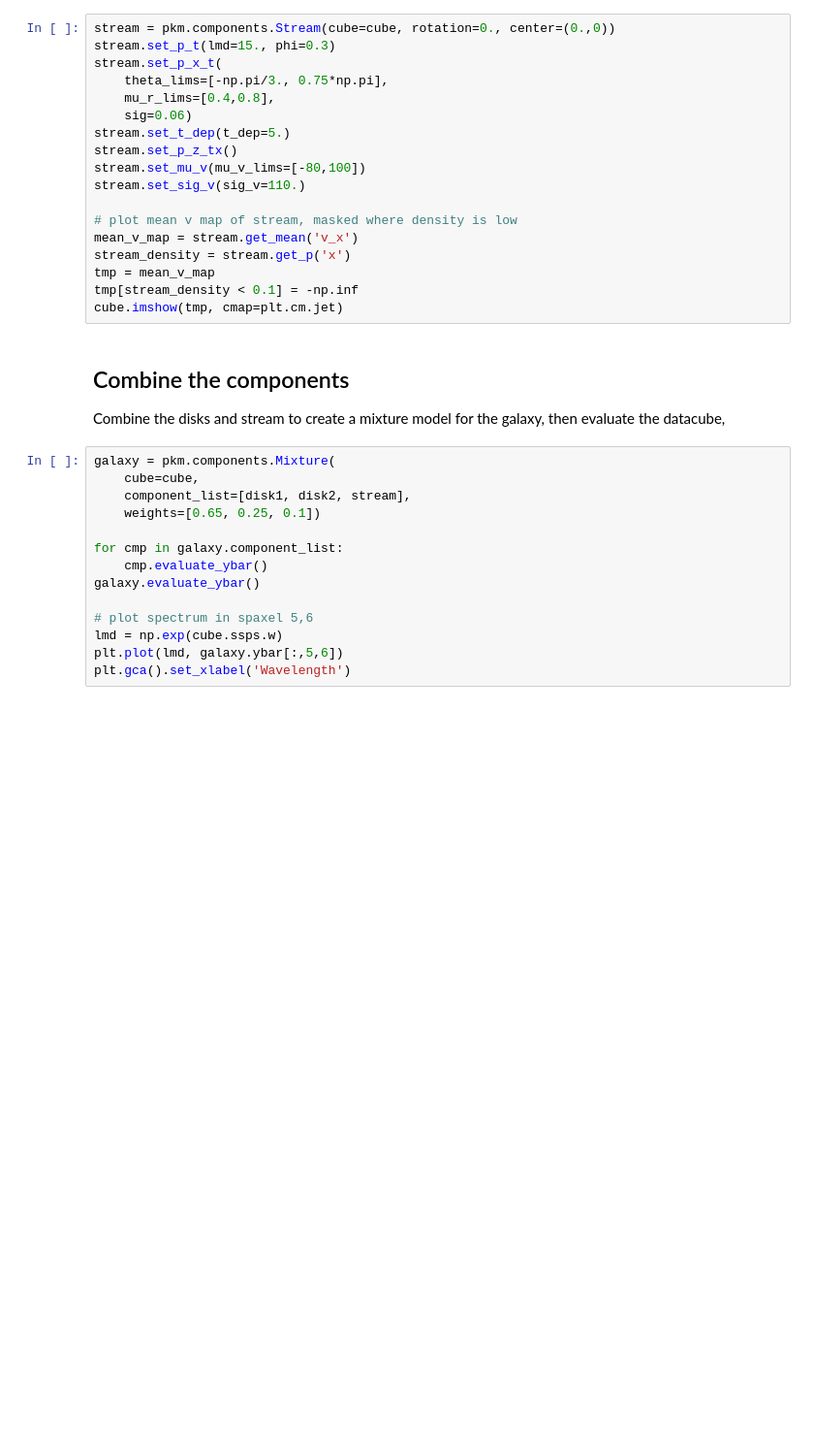
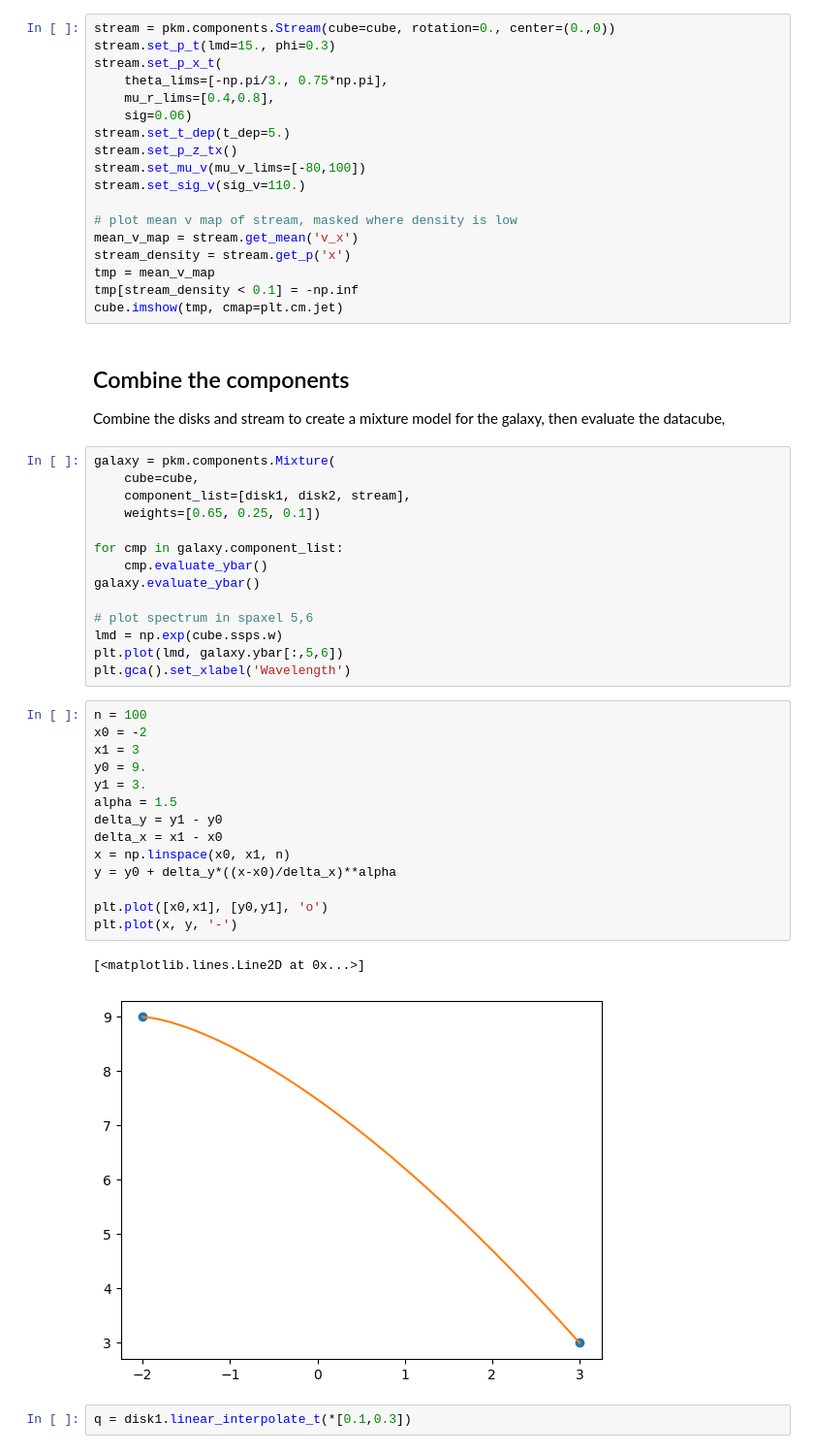
Before and after one commit to prashjet/popkinmocks, a Jupyter notebook: docs/source/notebooks/popkinmocks.ipynb, the cells around one changed output. Shown: that part at 97% size. Saved outputs shown, nothing was run; the diff lists cells and outputs as text; blank space fills up the shorter version.

```diff
--- a/docs/source/notebooks/popkinmocks.ipynb
+++ b/docs/source/notebooks/popkinmocks.ipynb
@@ -167,3 +199,22 @@ galaxy.evaluate_ybar()
 lmd = np.exp(cube.ssps.w)
 plt.plot(lmd, galaxy.ybar[:,5,6])
 plt.gca().set_xlabel('Wavelength')
+# %%
+n = 100
+x0 = -2
+x1 = 3
+y0 = 9.
+y1 = 3.
+alpha = 1.5
+delta_y = y1 - y0
+delta_x = x1 - x0
+x = np.linspace(x0, x1, n)
+y = y0 + delta_y*((x-x0)/delta_x)**alpha
+
+plt.plot([x0,x1], [y0,y1], 'o')
+plt.plot(x, y, '-')
+# %% [output]
+[<matplotlib.lines.Line2D at 0x...>]
+[figure, added]
+# %%
+q = disk1.linear_interpolate_t(*[0.1,0.3])
```
Also changed, not shown: parts of 22 cells of this notebook, 18 other files.
